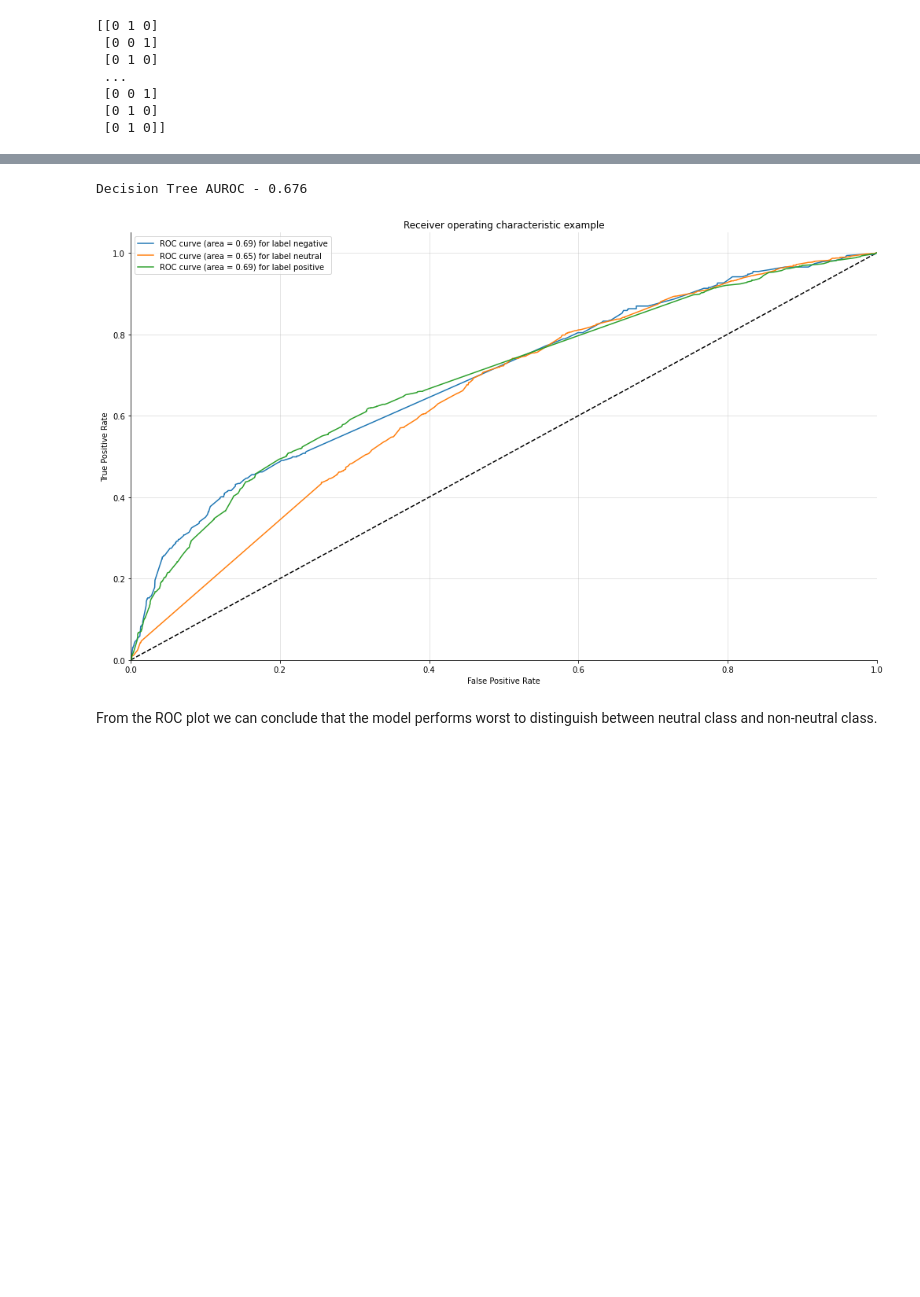
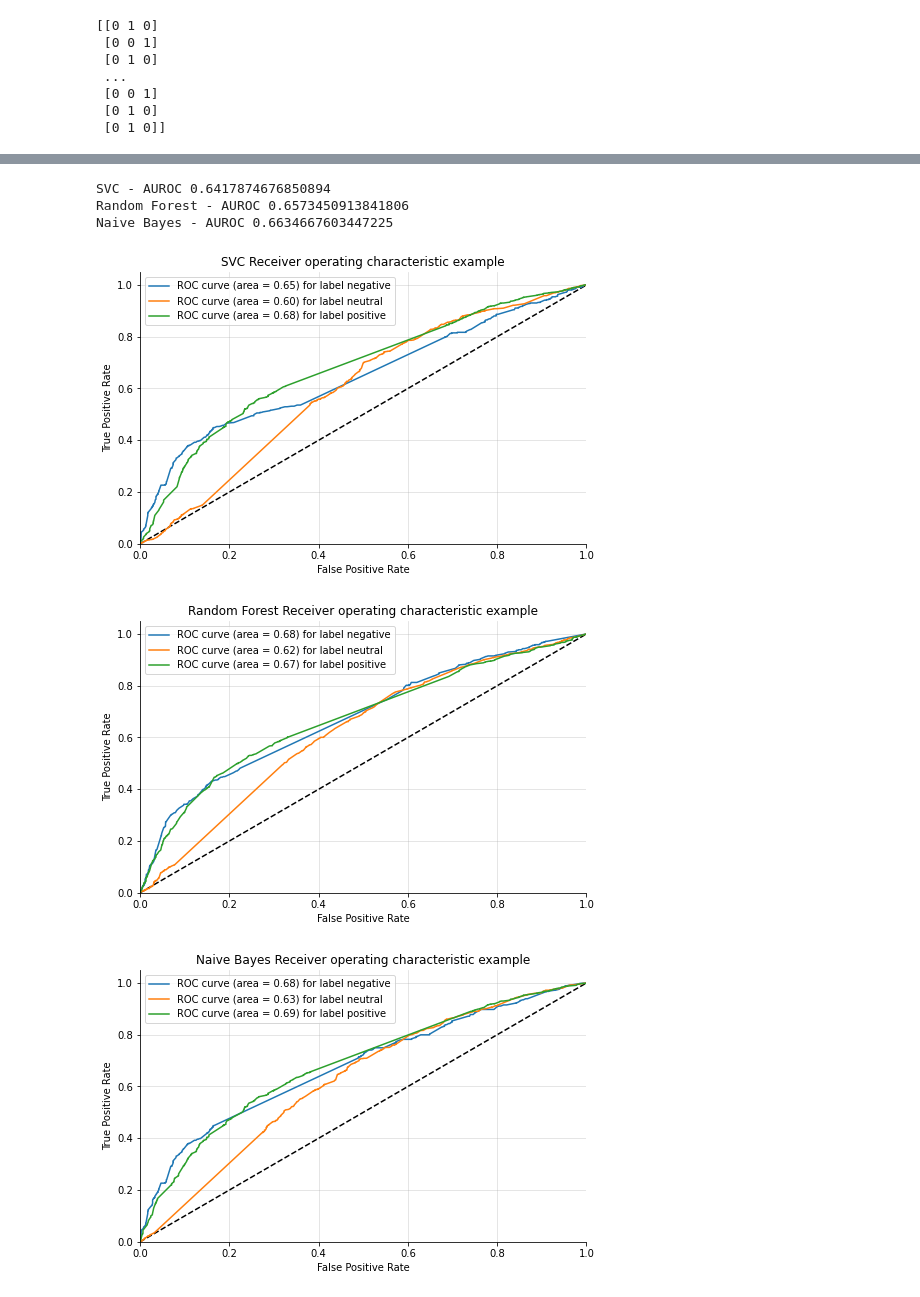
Before and after one commit to vassilispapadop/twitter-sentiment-analysis, a Jupyter notebook: twitter_sentiment_analysis.ipynb, the cells around one changed output, grey strips where cells are left out. Saved outputs shown, nothing was run; the diff lists cells and outputs as text; code cells hidden in the pictures; blank space fills up the shorter version.

```diff
--- a/twitter_sentiment_analysis.ipynb
+++ b/twitter_sentiment_analysis.ipynb
@@ -254,15 +243,18 @@ For multi-class problems, we can plot N number of ROC curvers where N is the num
 Ideally, the best classifier produces ROC curves that lie as much as possible at the left-top corner of the plot.
 AUC value equal to 0.5 denotes the worst case meaning the classifier has no discriminative ability to distinquish among classes.
 AUC equal to 0 the classifier predicts true positive classes as negative and vice versa
-# %%
-d_roc = roc_auc_score(y_test_binarized, rf_probs, multi_class='ovr')
-print("Decision Tree AUROC - %.3f" %(d_roc))
-# %% [output]
-Decision Tree AUROC - 0.676
+# %%
+for index, model in enumerate(pipelines):
+    probs = model.predict_proba(X_test)
+    roc = roc_auc_score(y_test_binarized, probs, multi_class='ovr')
+    print(f'{pipe_dictionary[index]} - AUROC {roc}')
+# %% [output]
+SVC - AUROC 0.6417874676850894
+Random Forest - AUROC 0.6573450913841806
+Naive Bayes - AUROC 0.6634667603447225
 # %%
-# fpr, tpr, _ = roc_curve(y_test_binarized[:, 0], rf_probs[:, 0])
-# roc_auc = auc(fpr, tpr)
-def plot_multiclass_roc(y_test, y_probs, labels, figsize=(17, 6)):
+# helper function
+def plot_multiclass_roc(y_test, y_probs, model, labels, figsize=(17, 6)):
 
     n_classes = len(labels)
     # structures
@@ -282,16 +274,21 @@ def plot_multiclass_roc(y_test, y_probs, labels, figsize=(17, 6)):
     ax.set_ylim([0.0, 1.05])
     ax.set_xlabel('False Positive Rate')
     ax.set_ylabel('True Positive Rate')
-    ax.set_title('Receiver operating characteristic example')
+    ax.set_title(f'{model} Receiver operating characteristic example')
     for i in range(n_classes):
         ax.plot(fpr[i], tpr[i], label='ROC curve (area = %0.2f) for label %s' % (roc_auc[i], labels[i]))
     ax.legend(loc="best")
     ax.grid(alpha=.4)
     sns.despine()
     plt.show()
-
-plot_multiclass_roc(y_test_binarized, rf_probs, labels, (17,10))
-# %% [output]
-[figure, removed]
-# %% [markdown]
-From the ROC plot we can conclude that the model performs worst to distinguish between neutral class and non-neutral class.
+# %%
+for index, model in enumerate(pipelines):
+    probs = model.predict_proba(X_test)
+    disp = plot_multiclass_roc(y_test_binarized, probs,
+                        pipe_dictionary[index],
+                        labels,
+                        figsize = (8,5))
+# %% [output]
+[figure, added]
+[figure, added]
+[figure, added]
```
Also changed, not shown: parts of 17 cells of this notebook.
